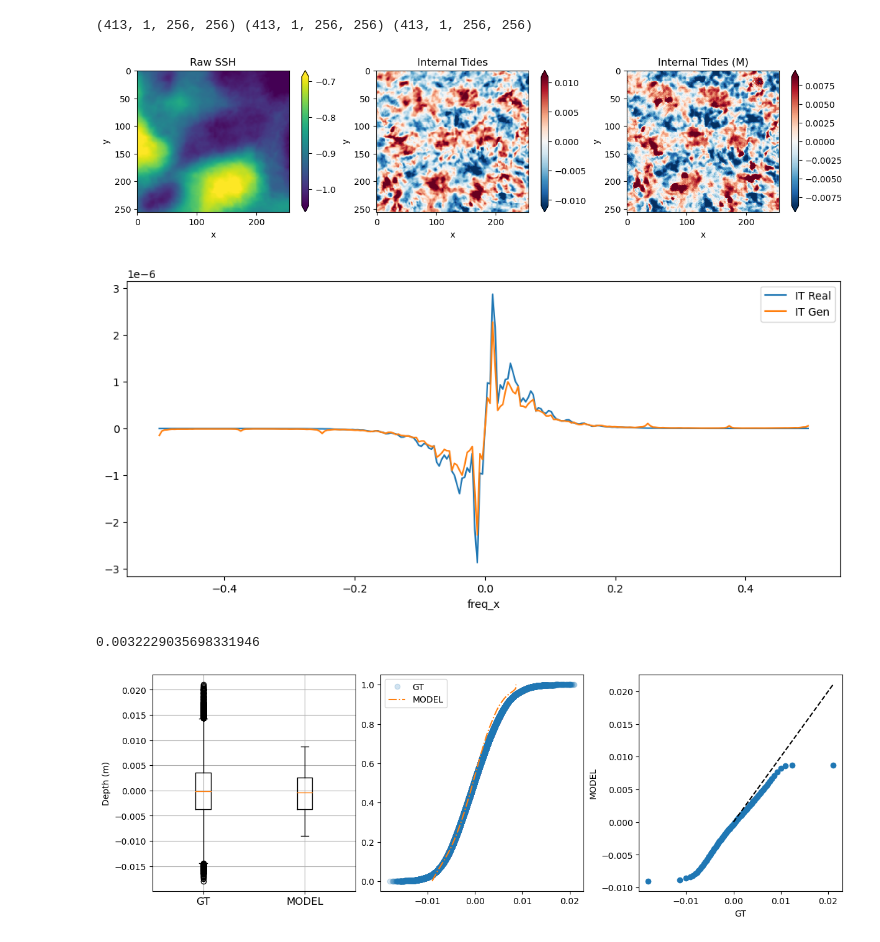
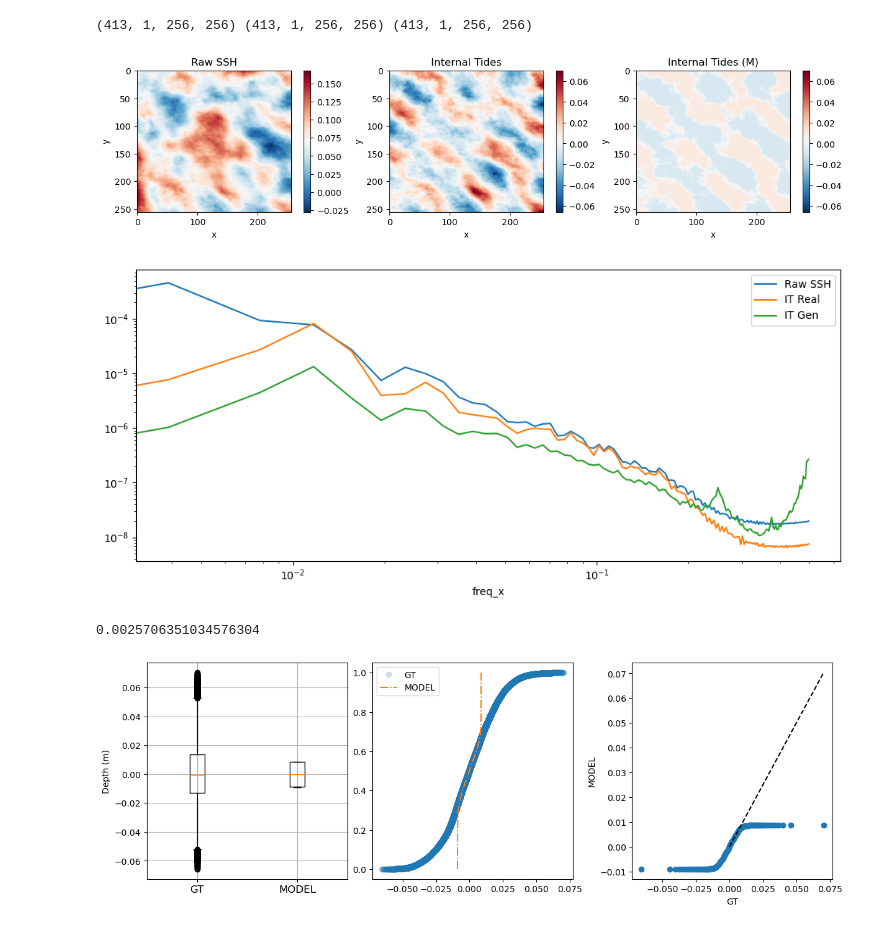
Before and after one commit to smhassanerfani/leap_momentum, a Jupyter notebook: inference.ipynb, the cells around one changed output. Saved outputs shown, nothing was run; the diff lists cells and outputs as text; code cells hidden in the pictures.

```diff
--- a/inference.ipynb
+++ b/inference.ipynb
@@ -56,10 +61,10 @@ print(inps.shape, tars.shape, gens.shape)
 # %% [output]
 (413, 1, 256, 256) (413, 1, 256, 256) (413, 1, 256, 256)
 # %%
-idx = 1
+idx = 15
 plot_examples(inps[idx], tars[idx], gens[idx])
 # %% [output]
-[figure, old version]
+[figure, new version]
 # %%
 import xarray as xr
 import matplotlib.pyplot as plt
@@ -74,24 +79,27 @@ ps_raw = xrft.power_spectrum(da_raw, 'x', window='hamming').rename('raw')
 ps_itr = xrft.power_spectrum(da_itr, 'x', window='hamming').rename('raw')
 ps_itg = xrft.power_spectrum(da_itg, 'x', window='hamming').rename('raw')
 
-# (ps_raw * ps_raw.freq_x).mean('y').plot(label='Raw SSH', ax=ax)
+(ps_raw * ps_raw.freq_x).mean('y').plot(label='Raw SSH', ax=ax)
 (ps_itr * ps_itr.freq_x).mean('y').plot(label='IT Real', ax=ax)
 (ps_itg * ps_itg.freq_x).mean('y').plot(label='IT Gen', ax=ax)
 
+plt.xscale('log')
+plt.yscale('log')
+
 plt.legend()
 plt.show()
 # %% [output]
-[figure, old version]
+[figure, new version]
 # %%
 from sklearn.metrics import mean_squared_error
 mse = mean_squared_error(tars[idx].ravel(), gens[idx].ravel(), squared=False)
 print(mse)
 # %% [output]
-0.0032229035698331946
+0.0025706351034576304
 # %%
 qqplot(tars[idx].ravel(), gens[idx].ravel(), quantiles=100)
 # %% [output]
-[figure, old version]
+[figure, new version]
 # %%
 # Generating ITs
 model.eval()
```
Also changed, not shown: parts of 3 cells of this notebook.
